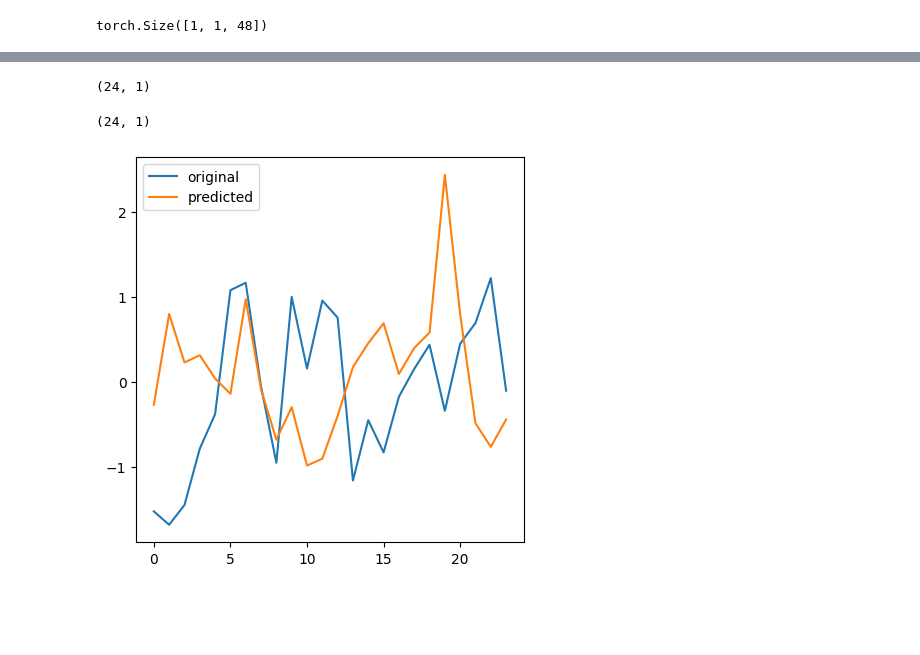
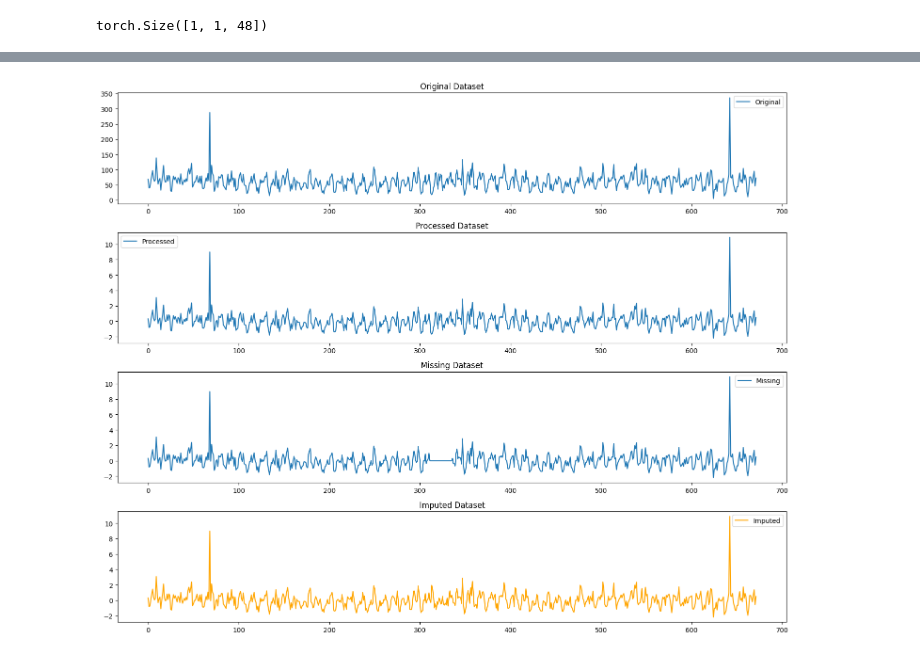
Before and after one commit to capstone-fudn-2025/diffusion-timeseries, a Jupyter notebook: main.ipynb, the cells around one changed output, grey strips where cells are left out. Saved outputs shown, nothing was run; the diff lists cells and outputs as text; code cells hidden in the pictures; blank space fills up the shorter version.

```diff
--- a/main.ipynb
+++ b/main.ipynb
@@ -143,22 +138,5 @@ schedulers.visualize_trace_samples()
-# %%
-missing_start = (dataset.data.missing_indices[0] + dataset.data.missing_indices[1]) // 2 - (config.missing_size // 2)
-original = dataset.data.processed_dataset[missing_start:missing_start + config.missing_size].values
-original.shape
-# %% [output]
-(24, 1)
-# %%
-missing_start_2 = config.window_size // 2 - config.missing_size // 2
-predicted = output[:, :, missing_start_2:missing_start_2 + config.missing_size].detach().cpu().numpy().reshape(-1, 1)
-predicted.shape
-# %% [output]
-(24, 1)
-# %%
-import matplotlib.pyplot as plt
-
-fig, ax = plt.subplots(1, 1, figsize=(5, 5))
-ax.plot(original, label='original')
-ax.plot(predicted, label='predicted')
-ax.legend()
-plt.show()
-# %% [output]
-[figure, removed]
+# %%
+dataset.merge_result(output)
+dataset.visualize()
+# %% [output]
+[figure, added]
```
Also changed, not shown: parts of 9 cells of this notebook, 4 other files.
